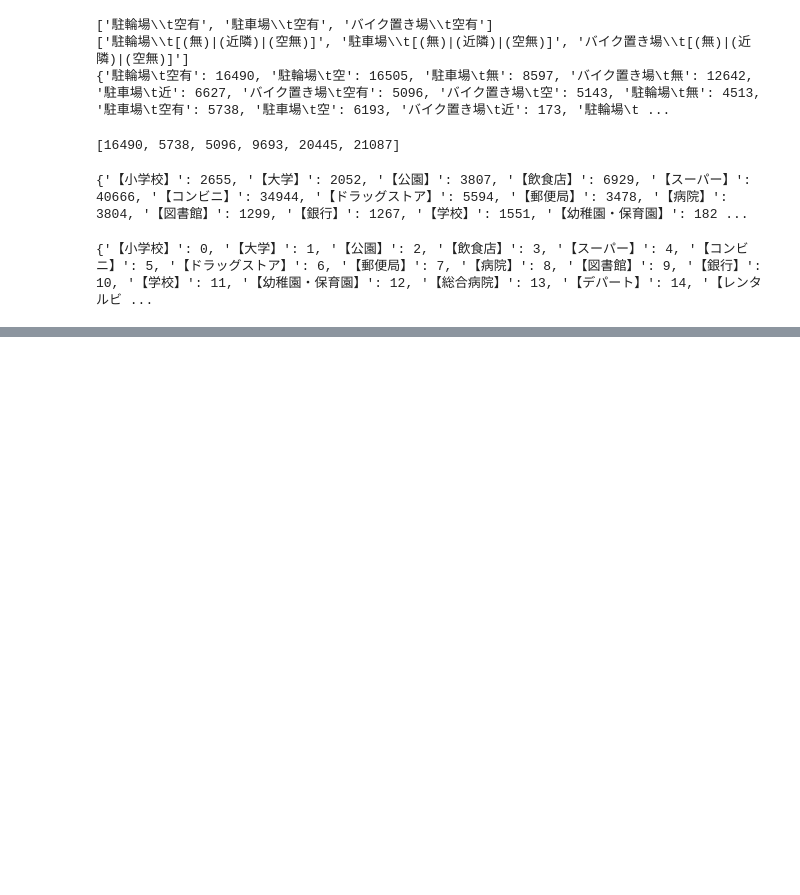
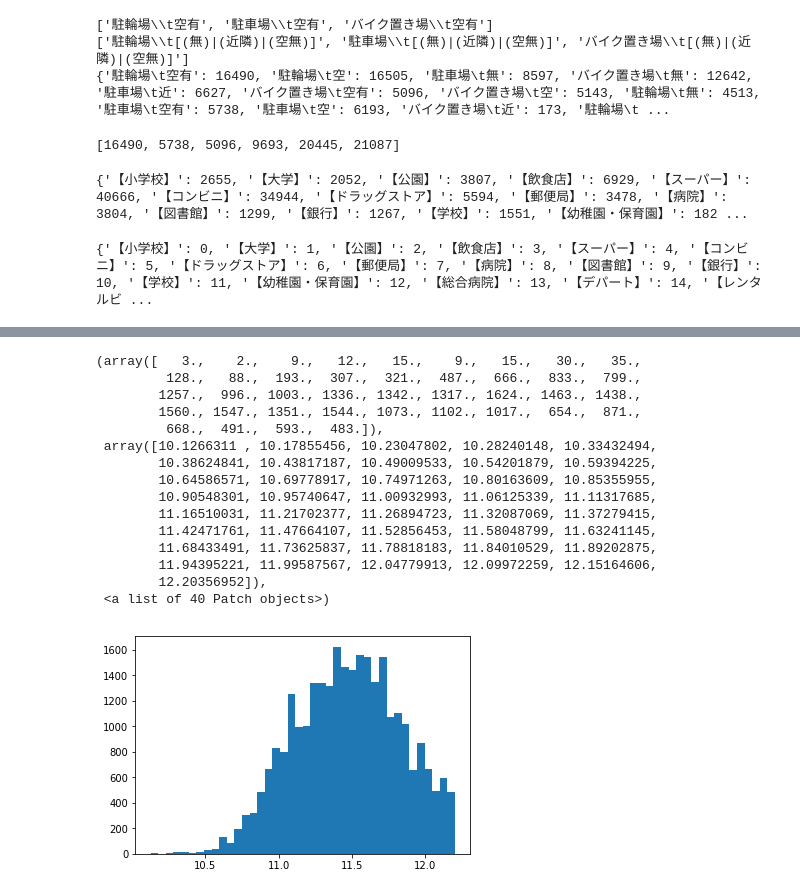
Before and after one commit to MosasoM/mynavi, a Jupyter notebook: mynavi_datavis.ipynb, the cells around one changed output, grey strips where cells are left out. Saved outputs shown, nothing was run; the diff lists cells and outputs as text; code cells hidden in the pictures; blank space fills up the shorter version.

```diff
--- a/mynavi_datavis.ipynb
+++ b/mynavi_datavis.ipynb
@@ -338,0 +506,23 @@ print(l)
+# %%
+temp = train.query("賃料<200000")["賃料"].values
+temp = np.log(temp)
+fig = plt.figure()
+ax = fig.add_subplot(1,1,1)
+ax.hist(temp,bins = 40)
+# %% [output]
+(array([   3.,    2.,    9.,   12.,   15.,    9.,   15.,   30.,   35.,
+         128.,   88.,  193.,  307.,  321.,  487.,  666.,  833.,  799.,
+        1257.,  996., 1003., 1336., 1342., 1317., 1624., 1463., 1438.,
+        1560., 1547., 1351., 1544., 1073., 1102., 1017.,  654.,  871.,
+         668.,  491.,  593.,  483.]),
+ array([10.1266311 , 10.17855456, 10.23047802, 10.28240148, 10.33432494,
+        10.38624841, 10.43817187, 10.49009533, 10.54201879, 10.59394225,
+        10.64586571, 10.69778917, 10.74971263, 10.80163609, 10.85355955,
+        10.90548301, 10.95740647, 11.00932993, 11.06125339, 11.11317685,
+        11.16510031, 11.21702377, 11.26894723, 11.32087069, 11.37279415,
+        11.42471761, 11.47664107, 11.52856453, 11.58048799, 11.63241145,
+        11.68433491, 11.73625837, 11.78818183, 11.84010529, 11.89202875,
+        11.94395221, 11.99587567, 12.04779913, 12.09972259, 12.15164606,
+        12.20356952]),
+ <a list of 40 Patch objects>)
+[figure, added]
```
Also changed, not shown: parts of 37 cells of this notebook, 9 other files.
